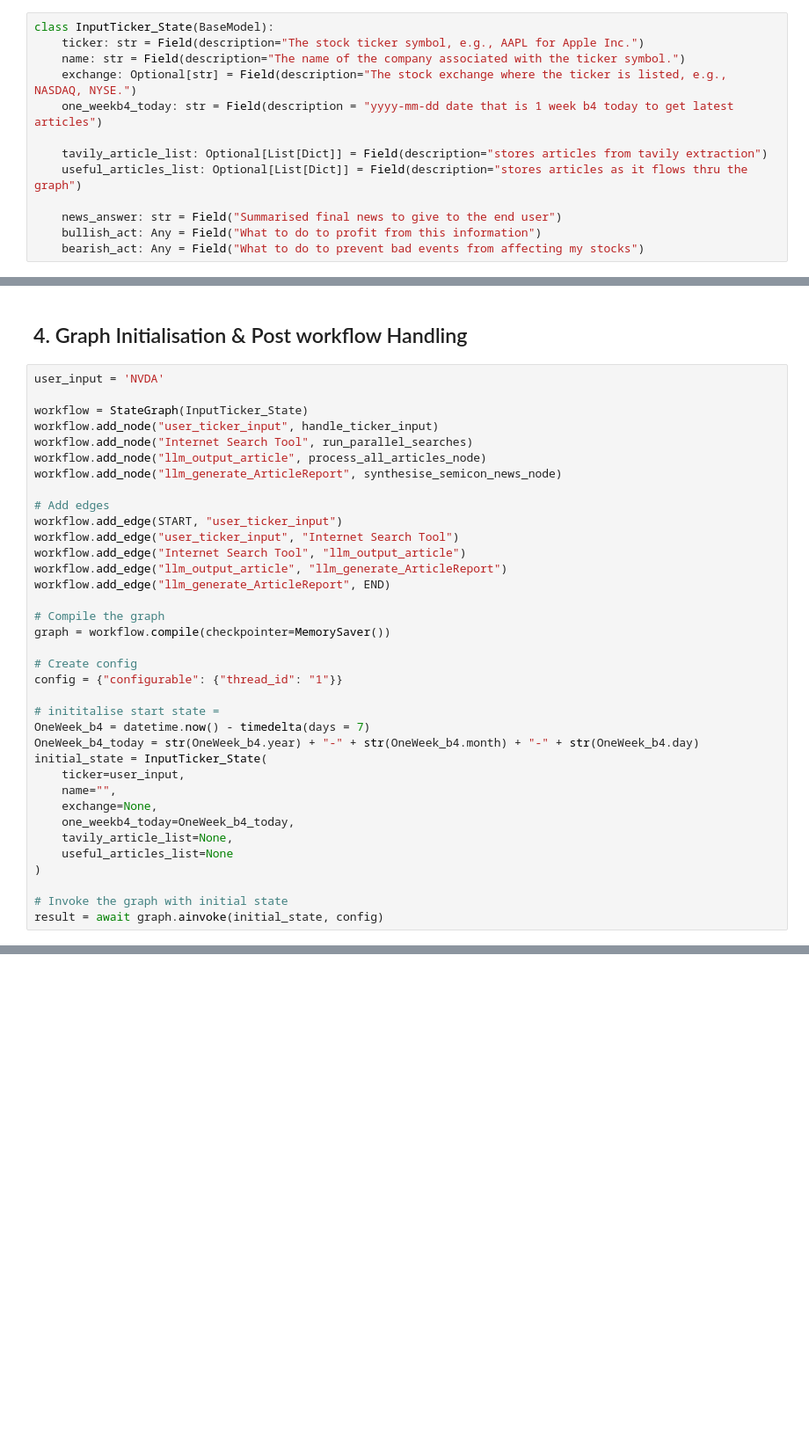
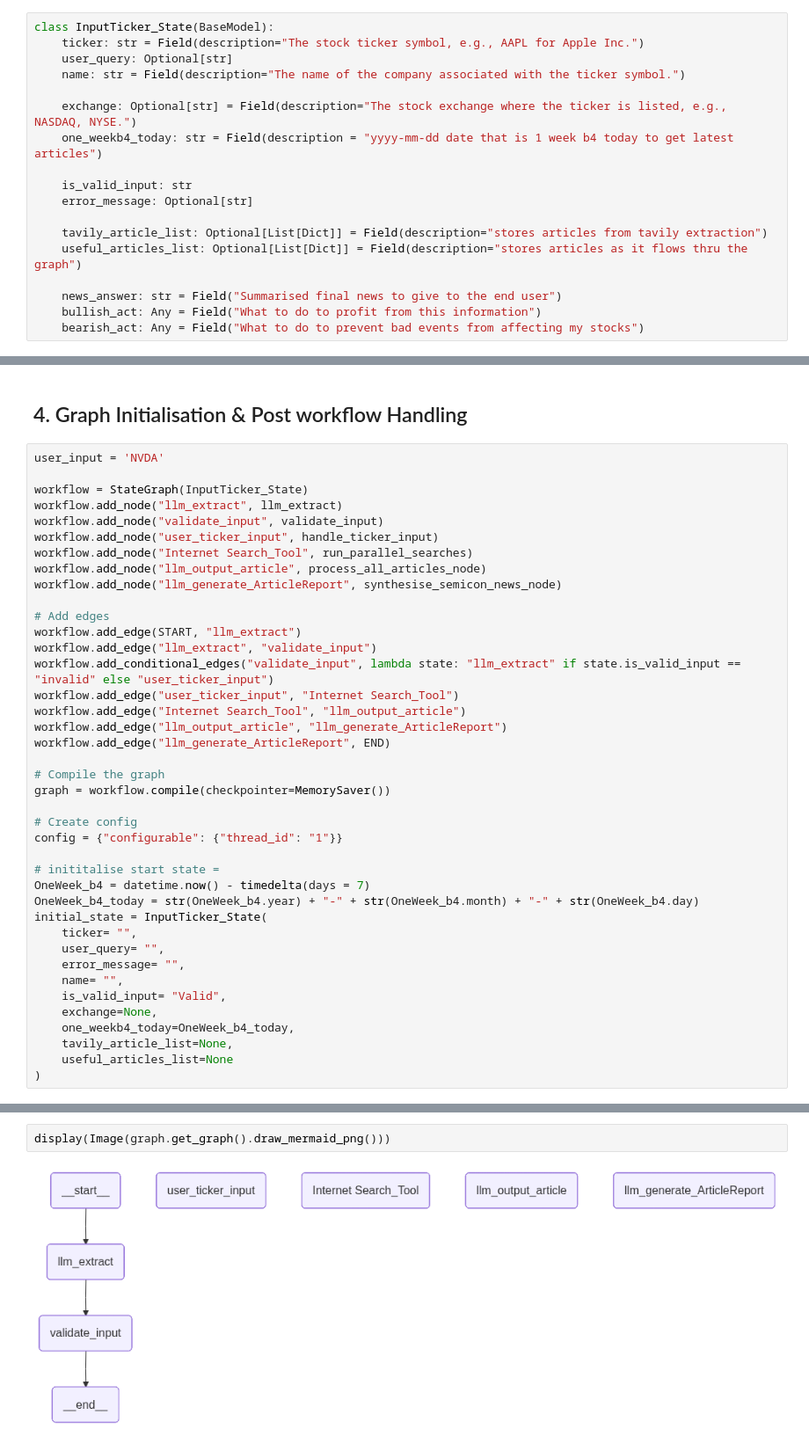
Before and after one commit to Ramanenbh/StockSenseAI, a Jupyter notebook: AIWorkflow.ipynb, the cells around one changed output, grey strips where cells are left out. Shown at 88% size. Saved outputs shown, nothing was run; the diff lists cells and outputs as text; blank space fills up the shorter version.

Commit message:
Input Validation & Retry Routing

```diff
--- a/AIWorkflow.ipynb
+++ b/AIWorkflow.ipynb
@@ -53,9 +54,14 @@ tavily_api_key = os.getenv("tavily_api_key")
 # %%
 class InputTicker_State(BaseModel):
     ticker: str = Field(description="The stock ticker symbol, e.g., AAPL for Apple Inc.")
+    user_query: Optional[str]
     name: str = Field(description="The name of the company associated with the ticker symbol.")
+
     exchange: Optional[str] = Field(description="The stock exchange where the ticker is listed, e.g., NASDAQ, NYSE.")
     one_weekb4_today: str = Field(description = "yyyy-mm-dd date that is 1 week b4 today to get latest articles")
+
+    is_valid_input: str
+    error_message: Optional[str]
 
     tavily_article_list: Optional[List[Dict]] = Field(description="stores articles from tavily extraction")
     useful_articles_list: Optional[List[Dict]] = Field(description="stores articles as it flows thru the graph")
@@ -416,15 +522,19 @@ def synthesise_semicon_news_node(state: InputTicker_State) -> InputTicker_State:
 user_input = 'NVDA'
 
 workflow = StateGraph(InputTicker_State)
+workflow.add_node("llm_extract", llm_extract)
+workflow.add_node("validate_input", validate_input)
 workflow.add_node("user_ticker_input", handle_ticker_input)
-workflow.add_node("Internet Search Tool", run_parallel_searches)
+workflow.add_node("Internet Search_Tool", run_parallel_searches)
 workflow.add_node("llm_output_article", process_all_articles_node)
 workflow.add_node("llm_generate_ArticleReport", synthesise_semicon_news_node)
 
 # Add edges
-workflow.add_edge(START, "user_ticker_input")
-workflow.add_edge("user_ticker_input", "Internet Search Tool")
-workflow.add_edge("Internet Search Tool", "llm_output_article")
+workflow.add_edge(START, "llm_extract")
+workflow.add_edge("llm_extract", "validate_input")
+workflow.add_conditional_edges("validate_input", lambda state: "llm_extract" if state.is_valid_input == "invalid" else "user_ticker_input")
+workflow.add_edge("user_ticker_input", "Internet Search_Tool")
+workflow.add_edge("Internet Search_Tool", "llm_output_article")
 workflow.add_edge("llm_output_article", "llm_generate_ArticleReport")
 workflow.add_edge("llm_generate_ArticleReport", END)
 
@@ -438,13 +548,13 @@ config = {"configurable": {"thread_id": "1"}}
 OneWeek_b4 = datetime.now() - timedelta(days = 7)
 OneWeek_b4_today = str(OneWeek_b4.year) + "-" + str(OneWeek_b4.month) + "-" + str(OneWeek_b4.day)
 initial_state = InputTicker_State(
-    ticker=user_input,
-    name="",
+    ticker= "",
+    user_query= "",
+    error_message= "",
+    name= "",
+    is_valid_input= "Valid",
     exchange=None,
     one_weekb4_today=OneWeek_b4_today,
     tavily_article_list=None,
     useful_articles_list=None
 )
-
-# Invoke the graph with initial state
-result = await graph.ainvoke(initial_state, config)
@@ -472,0 +624,4 @@ result
+# %%
+display(Image(graph.get_graph().draw_mermaid_png()))
+# %% [output]
+[figure, added]
```
Also changed, not shown: parts of 9 cells of this notebook.
